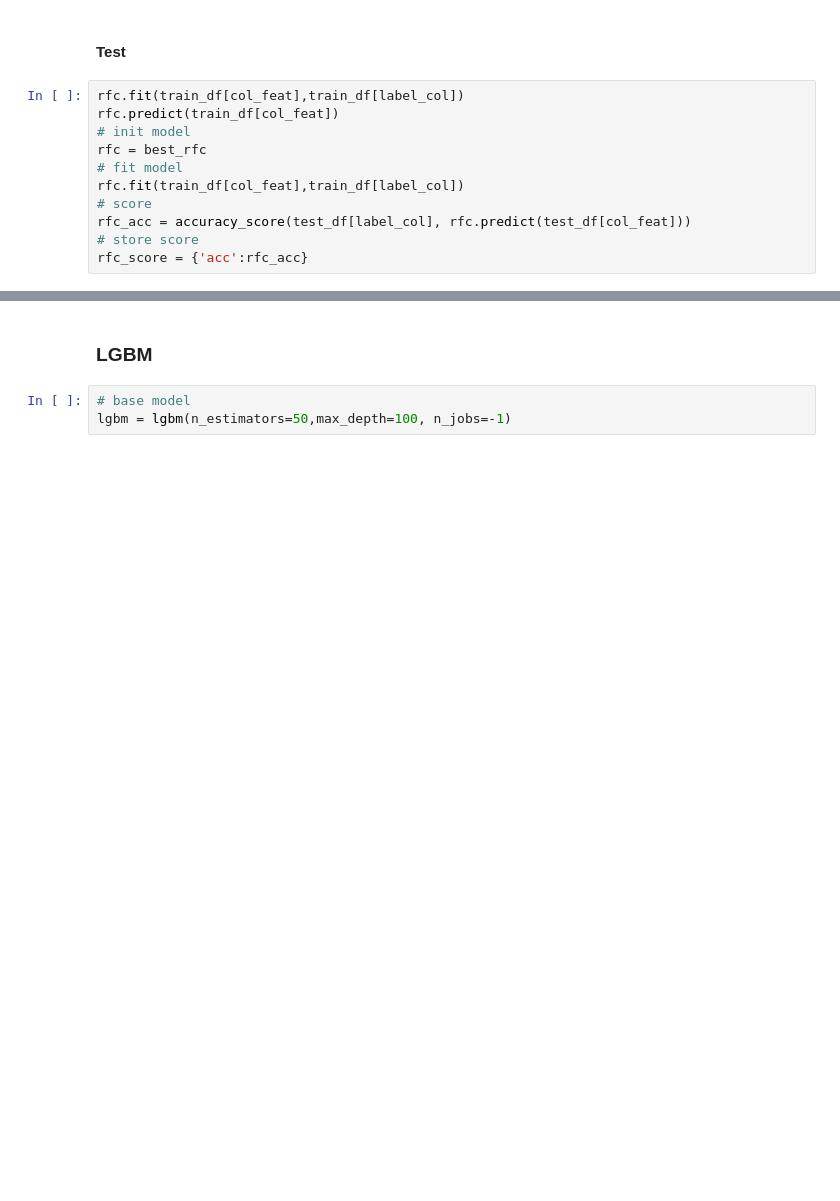
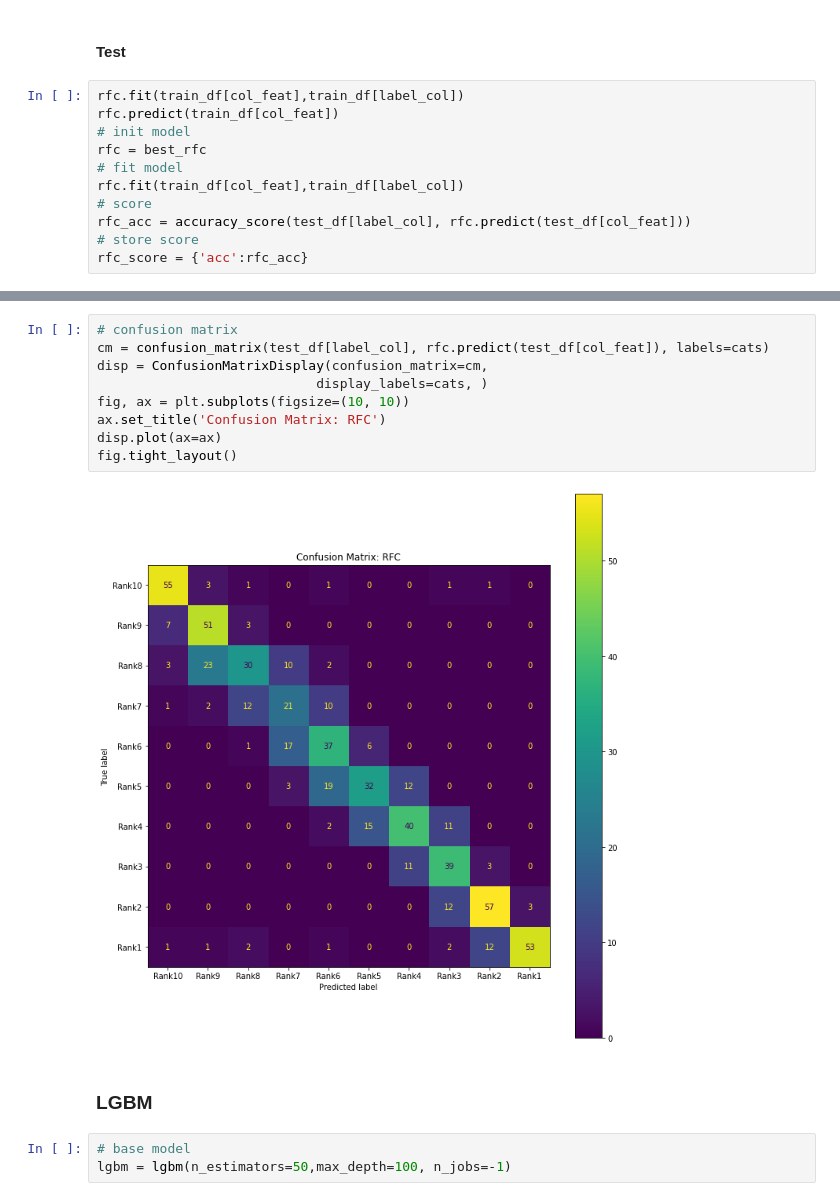
Before and after one commit to SamuelMiller413/N1-Health, a Jupyter notebook: N1_Assignment.ipynb, the cells around one changed output, grey strips where cells are left out. Cells and saved outputs as stored; diff of their text form; blank space fills up the shorter version.

```diff
--- a/N1_Assignment.ipynb
+++ b/N1_Assignment.ipynb
@@ -1580,3 +1583,14 @@ acc      : 0.661
+# %%
+# confusion matrix
+cm = confusion_matrix(test_df[label_col], rfc.predict(test_df[col_feat]), labels=cats)
+disp = ConfusionMatrixDisplay(confusion_matrix=cm,
+                            display_labels=cats, )
+fig, ax = plt.subplots(figsize=(10, 10))
+ax.set_title('Confusion Matrix: RFC')
+disp.plot(ax=ax)
+fig.tight_layout()
+# %% [output]
+[figure, added]
 # %% [markdown]
 ### LGBM
 # %%
```
Also changed, not shown: parts of 14 cells of this notebook.
